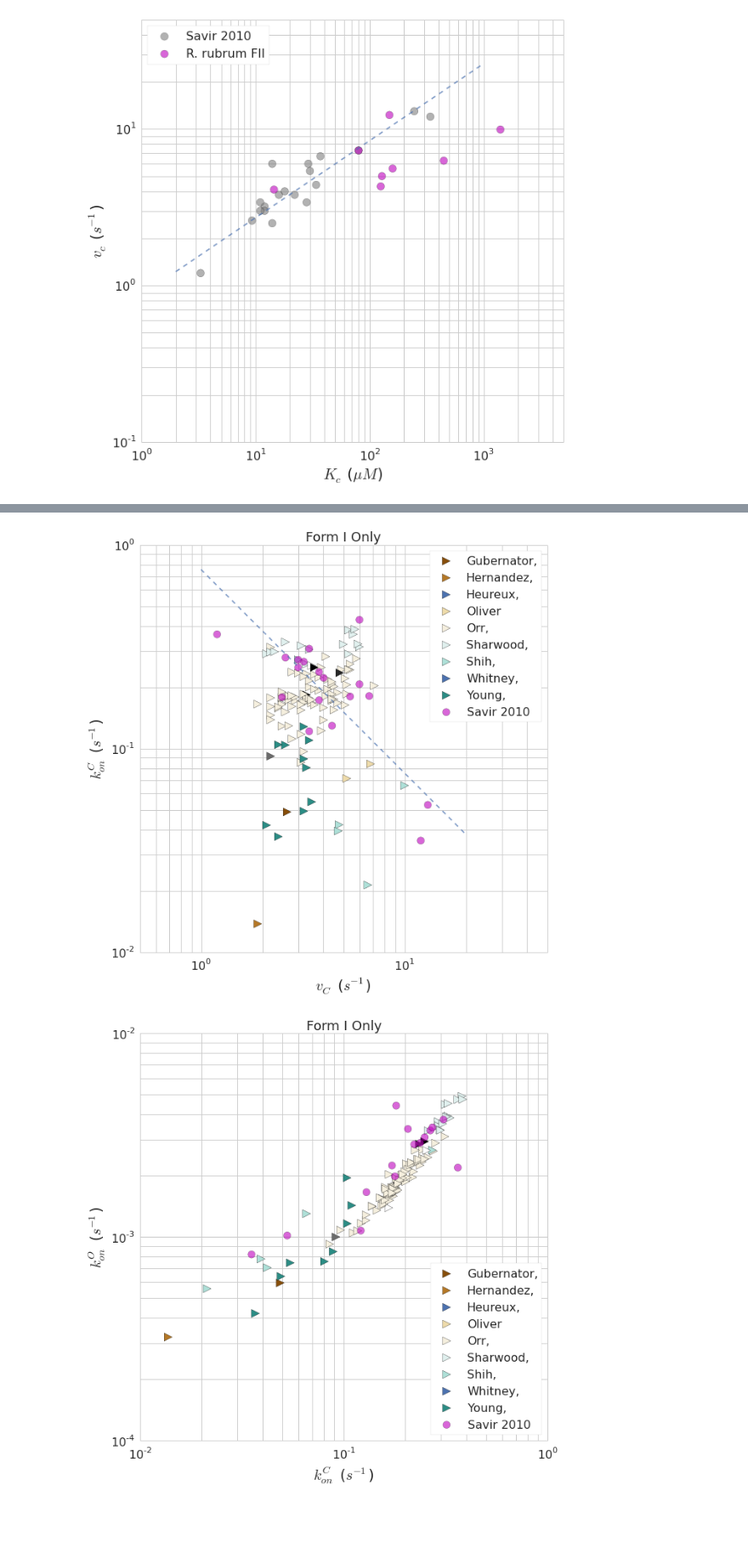
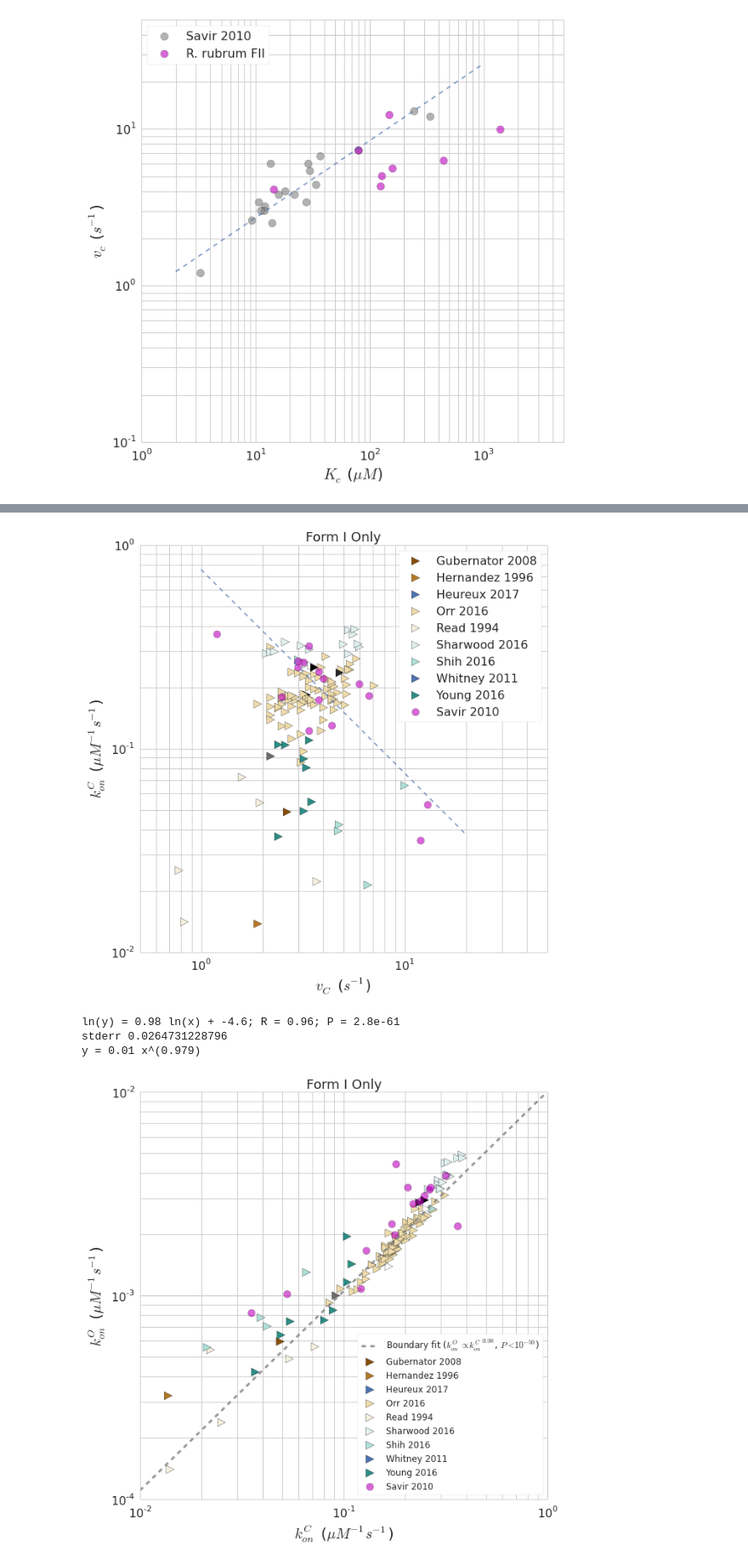
Before and after one commit to flamholz/ccm, a Jupyter notebook: python/ipython_notebooks/01122018 AF&NP Savir RuBisCO optimality redux .ipynb, the cells around one changed output, grey strips where cells are left out. Shown: that part at 85% size. Drawn from its saved outputs; the diff is of its cells as text; code cells hidden in the pictures; blank space fills up the shorter version.

Commit message:
Some more figures, better plotting and labeling of references. Power law regression for konC vs konO.

```diff
--- a/python/ipython_notebooks/01122018 AF&NP Savir RuBisCO optimality redux .ipynb
+++ b/python/ipython_notebooks/01122018 AF&NP Savir RuBisCO optimality redux .ipynb
@@ -306,11 +369,10 @@ plt.yscale('log')
 colors = seaborn.color_palette("BrBG", 10)
 fIs = grouped_form.get_group('I')
 fIs_nonsavir = fIs[fIs.savir == False]
-grouped_ref = fIs_nonsavir.groupby('Citation')
+grouped_ref = fIs_nonsavir.groupby('short_ref')
 for i, (group, gdf) in enumerate(grouped_ref):
-    l = group.split()[0]
     c = colors[i]
-    plt.scatter(gdf.Vc, gdf.kon_C, c=c, s=120, marker='>', label=l)
+    plt.scatter(gdf.Vc, gdf.kon_C, c=c, s=120, marker='>', label=group)
 
 savir_FIs = fIs[fIs.savir == True]
 plt.scatter(savir_FIs.Vc, savir_FIs.kon_C, c='m', s=100, alpha=0.6, label='Savir 2010')
@@ -323,7 +385,7 @@ plt.plot(xs, projected_konC, ls='--', alpha=0.7)
 plt.title('Form I Only', fontsize=18)
 plt.legend(loc=1, fontsize=16, frameon=True)
 plt.xlabel('$v_C$ ($s^{-1}$)', fontsize=20)
-plt.ylabel('$k_{on}^C$ ($s^{-1}$)', fontsize=20)
+plt.ylabel('$k_{on}^C$ ($\mu M^{-1} s^{-1}$)', fontsize=20)
 plt.xticks(fontsize=16)
 plt.yticks(fontsize=16)
 
@@ -332,37 +394,67 @@ plt.xlim(0.5, 50)
 
 plt.show()
 # %% [output]
-[figure, old version]
+[figure, new version]
+# %%
+# For mechanistic proposal 2
+# Attempt to fit a power law at the boundary by taking data from the refs that make up the boundary
+refs = [u'Sharwood 2016', u'Young 2016', u'Read 1994', u'Heureux 2017',  u'Orr 2016']
+fIs = grouped_form.get_group('I')
+only_refs = fIs[fIs.short_ref.isin(refs)]
+
+sample_xs = np.log(only_refs.kon_C)
+sample_ys = np.log(only_refs.kon_O)
+
+# TODO: should be doing this with robust regression because we expect asymmetric outliers
+# biased to the left of the curve. This will do for now to illustrate significance,
+# but I would not trust the exponent, as is evident in the plot below.
+slope, intercept, r_val, p_val, stderr = linregress(sample_xs, sample_ys)
+r2 = r_val**2
+print 'ln(y) = %.2g ln(x) + %.2g; R = %.2f; P = %.2g' % (slope, intercept, r_val, p_val)
+print 'stderr', stderr
+
+# Power law
+prefactor = np.exp(intercept)
+exponent = slope
+print 'y = %.3g x^(%.3f)' % (prefactor, exponent)
+konCs = np.arange(1e-2, 1, 0.001)
+predicted_konOs = prefactor * np.power(konCs, exponent)
+# %% [output]
+ln(y) = 0.98 ln(x) + -4.6; R = 0.96; P = 2.8e-61
+stderr 0.0264731228796
+y = 0.01 x^(0.979)
 # %%
 # Mechanistic proposal #2 from Savir - k_onC vs k_onO only for FI enzymes, color by reference
 figure = plt.figure(figsize=(10,10))
 seaborn.set_style('whitegrid')
 
 plt.xscale('log')
 plt.yscale('log')
 
 colors = seaborn.color_palette("BrBG", 10)
 fIs = grouped_form.get_group('I')
 fIs_nonsavir = fIs[fIs.savir == False]
-grouped_ref = fIs_nonsavir.groupby('Citation')
+grouped_ref = fIs_nonsavir.groupby('short_ref')
 for i, (group, gdf) in enumerate(grouped_ref):
-    l = group.split()[0]
     c = colors[i]
-    plt.scatter(gdf.kon_C, gdf.kon_O, c=c, s=120, marker='>', label=l)
+    plt.scatter(gdf.kon_C, gdf.kon_O, c=c, s=120, marker='>', label=group)
 
 savir_FIs = fIs[fIs.savir == True]
 plt.scatter(savir_FIs.kon_C, savir_FIs.kon_O, c='m', s=100, alpha=0.6, label='Savir 2010')
 
+fit_label = 'Boundary fit ($k_{on}^O \\propto {k_{on}^C}^{%.2f}$, $P < 10^{-50}$)' % exponent
+plt.plot(konCs, predicted_konOs, ls='--', c='grey', lw=3, alpha=0.8, label=fit_label)
+
 plt.title('Form I Only', fontsize=18)
-plt.legend(loc=4, fontsize=16, frameon=True)
-plt.xlabel('$k_{on}^C$ ($s^{-1}$)', fontsize=20)
-plt.ylabel('$k_{on}^O$ ($s^{-1}$)', fontsize=20)
+plt.legend(loc=4, fontsize=12, frameon=True)
+plt.xlabel('$k_{on}^C$ ($\mu M^{-1} s^{-1}$)', fontsize=20)
+plt.ylabel('$k_{on}^O$ ($\mu M^{-1} s^{-1}$)', fontsize=20)
 plt.xticks(fontsize=16)
 plt.yticks(fontsize=16)
 
 plt.ylim(1e-4, 1e-2)
 plt.xlim(1e-2, 1)
 
 plt.show()
 # %% [output]
-[figure, old version]
+[figure, new version]
```
Also changed, not shown: parts of 13 cells of this notebook.
